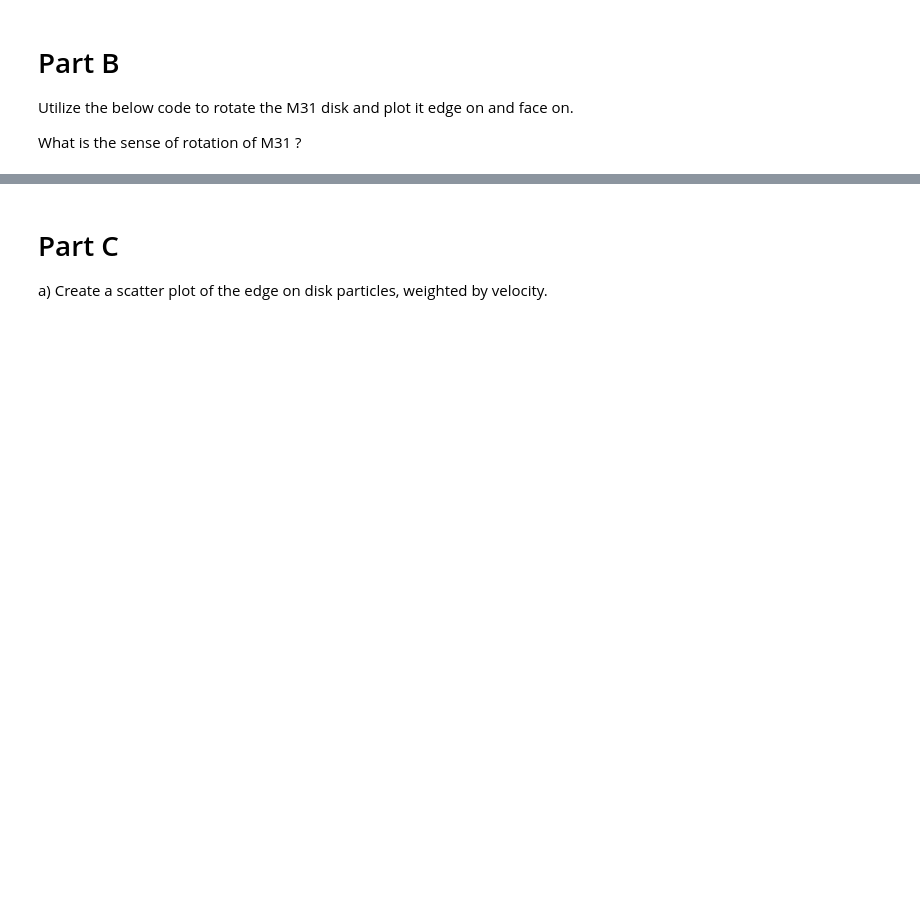
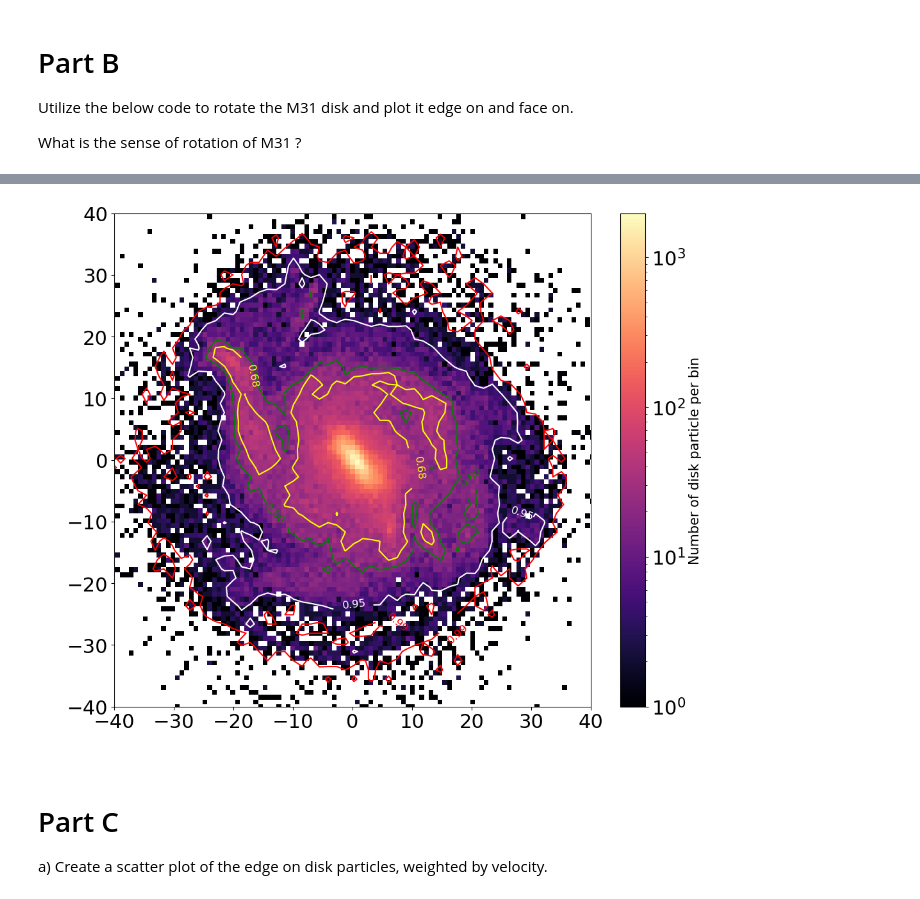
Before and after one commit to swapnaneeldey/ASTR400B, a Jupyter notebook: Labs/Lab7/Lab7.ipynb, the cells around one changed output, grey strips where cells are left out. Drawn from its saved outputs; the diff is of its cells as text; code cells hidden in the pictures; blank space fills up the shorter version.

```diff
--- a/Labs/Lab7/Lab7.ipynb
+++ b/Labs/Lab7/Lab7.ipynb
@@ -284,34 +290,39 @@ matplotlib.rcParams['ytick.labelsize'] = label_size
 # %%
 # Rotated M31 Disk - FACE ON
 
 # M31 Disk Density
 fig, ax= plt.subplots(figsize=(12, 10))
 
 # plot the particle density for M31
 # ADD HERE
+plt.hist2d(rn[:,0], rn[:,1], bins=150, norm=LogNorm(), cmap='magma')
 
 cbar = plt.colorbar()
 cbar.set_label("Number of disk particle per bin", fontsize=15)
 
 # make the contour plot
 # x pos, y pos, contour res, contour res, axis, colors for contours.
 # ADD HERE
+density_contour(rn[:,0], rn[:,1], 80, 80, ax=ax, colors=['red','white', 'green', 'yellow'])
+
 
 # Add axis labels
 plt.xlabel('  ', fontsize=22)
 plt.ylabel('  ', fontsize=22)
 
 #set axis limits
 plt.ylim(-40,40)
 plt.xlim(-40,40)
 
 #adjust tick label font size
 label_size = 22
 matplotlib.rcParams['xtick.labelsize'] = label_size
 matplotlib.rcParams['ytick.labelsize'] = label_size
 
 # Save to a file
-# plt.savefig('Lab7_FaceOn_Density.png')
+plt.savefig('/Users/swapnaneeldey/Desktop/ASTR400Bfiles/ASTR400B/Labs/Lab7/Lab7_FaceOn_Density.png')
+# %% [output]
+[figure, added]
 # %% [markdown]
 # Part C
 
```
Also changed, not shown: parts of 11 cells of this notebook, 6 other files.
